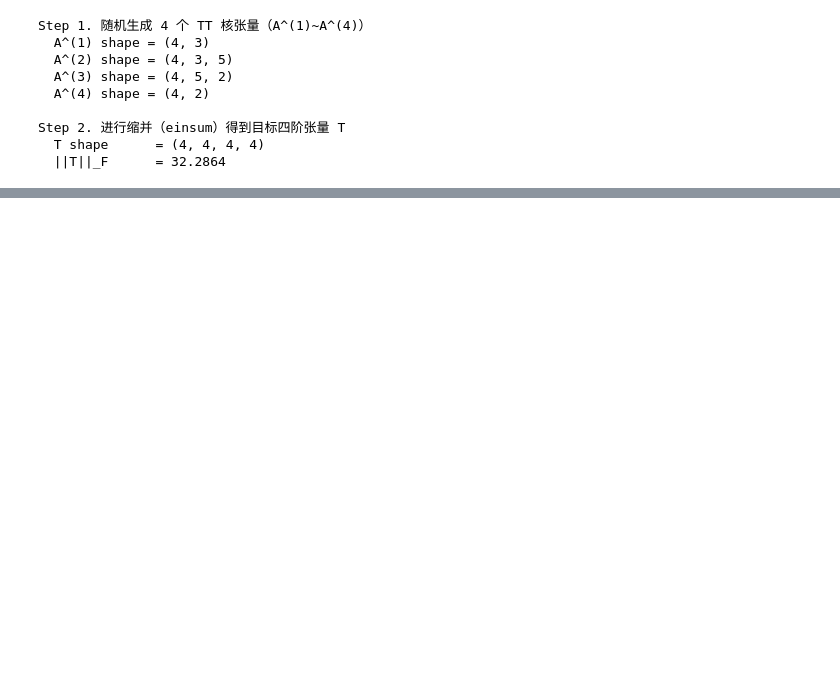
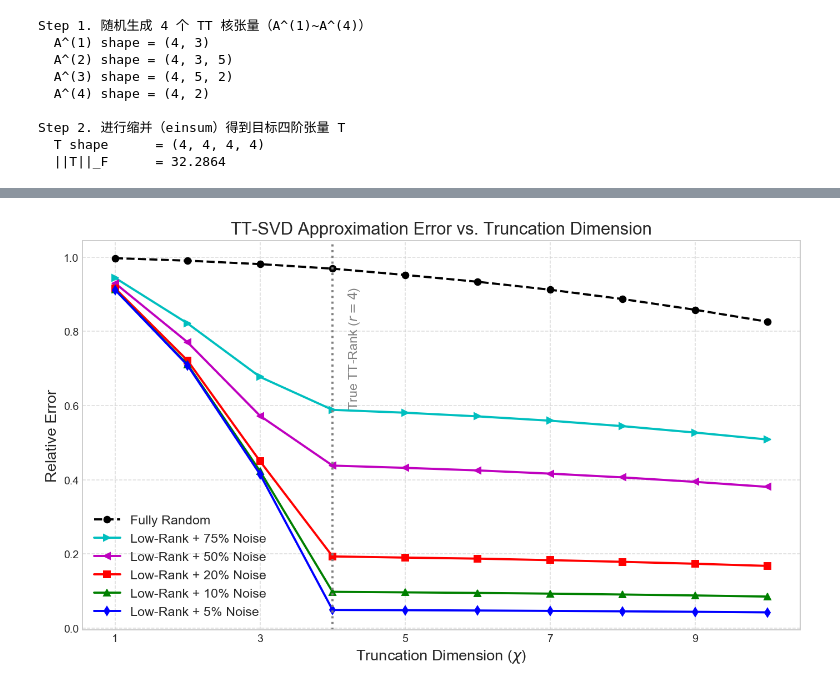
Before and after one commit to ninjaduck7/Tensor-network-basics, a Jupyter notebook: TN_introduction.ipynb, the cells around one changed output, grey strips where cells are left out. Saved outputs shown, nothing was run; the diff lists cells and outputs as text; code cells hidden in the pictures; blank space fills up the shorter version.

```diff
--- a/TN_introduction.ipynb
+++ b/TN_introduction.ipynb
@@ -1631,3 +1813,85 @@ for chi in chis:
+# %%
+import matplotlib.pyplot as plt
+
+# ==========================================
+# 准备数据：比较完全随机和不同噪声强度下的表现
+# ==========================================
+chis_plot = np.arange(1, 11)
+err_random = []
+err_noise_005 = []
+err_noise_010 = []
+err_noise_020 = []
+err_noise_050 = []
+err_noise_075 = []
+
+# 1. 完全随机张量 (与前面相同)
+for chi in chis_plot:
+    cores, _ = tt_svd(T4, chi=chi)
+    T4_hat = tt_reconstruct(cores)
+    err = np.linalg.norm(T4 - T4_hat) / np.linalg.norm(T4)
+    err_random.append(err)
+
+# 2. 构造干净的低秩张量
+r_true = 4
+A1 = rng.normal(size=(10, r_true))
+A2 = rng.normal(size=(10, r_true, r_true))
+A3 = rng.normal(size=(10, r_true, r_true))
+A4 = rng.normal(size=(10, r_true))
+T4_clean = np.einsum("ia,jab,kbc,lc->ijkl", A1, A2, A3, A4)
+norm_clean = np.linalg.norm(T4_clean)
+
+# 3. 生成不同强度噪声并计算误差
+scales = [0.05, 0.1, 0.2, 0.5, 0.75]  # 噪声强度相对于干净张量的比例
+err_lists = [err_noise_005, err_noise_010,
+             err_noise_020, err_noise_050, err_noise_075]
+
+for scale, err_list in zip(scales, err_lists):
+    # 根据 scale 调整生成噪声的标准差，使其相对误差约为 scale
+    noise_raw = rng.normal(size=(10, 10, 10, 10))
+    noise = noise_raw * (scale * norm_clean / np.linalg.norm(noise_raw))
+    T4_noisy = T4_clean + noise
+
+    for chi in chis_plot:
+        cores, _ = tt_svd(T4_noisy, chi=chi)
+        T4_hat = tt_reconstruct(cores)
+        err = np.linalg.norm(T4_noisy - T4_hat) / np.linalg.norm(T4_noisy)
+        err_list.append(err)
+
+# ==========================================
+# 画图
+# ==========================================
+fig, ax = plt.subplots(figsize=(10, 6))
+
+ax.plot(chis_plot, err_random, 'k--o', linewidth=2, label='Fully Random')
+
+ax.plot(chis_plot, err_noise_075, 'c->',
+        linewidth=2, label='Low-Rank + 75% Noise')
+ax.plot(chis_plot, err_noise_050, 'm-<',
+        linewidth=2, label='Low-Rank + 50% Noise')
+ax.plot(chis_plot, err_noise_020, 'r-s',
+        linewidth=2, label='Low-Rank + 20% Noise')
+ax.plot(chis_plot, err_noise_010, 'g-^',
+        linewidth=2, label='Low-Rank + 10% Noise')
+ax.plot(chis_plot, err_noise_005, 'b-d',
+        linewidth=2, label='Low-Rank + 5% Noise')
+
+
+# 标记真实 TT 秩
+ax.axvline(x=4, color='gray', linestyle=':', linewidth=2)
+ax.text(4.2, 0.6, 'True TT-Rank ($r=4$)',
+        color='gray', fontsize=12, rotation=90)
+
+ax.set_xlabel(r'Truncation Dimension ($\chi$)', fontsize=14)
+ax.set_ylabel('Relative Error', fontsize=14)
+ax.set_title('TT-SVD Approximation Error vs. Truncation Dimension', fontsize=16)
+ax.set_xticks(np.arange(1, 11, 2))
+ax.grid(True, linestyle='--', alpha=0.7)
+ax.legend(fontsize=12)
+
+plt.tight_layout()
+plt.show()
+# %% [output]
+[figure, added]
 # %%
 
 from matplotlib.patches import Rectangle
```
Also changed, not shown: parts of 18 cells of this notebook, 1 other file.
